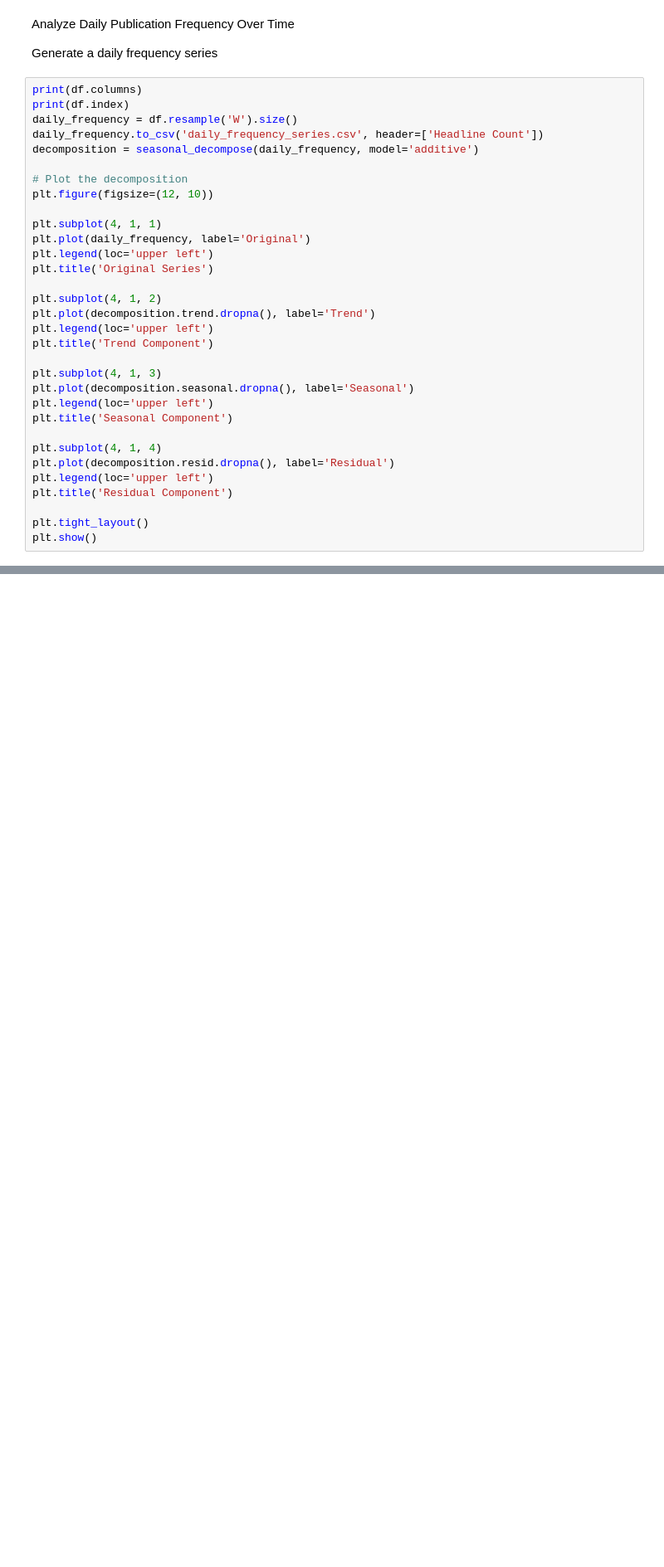
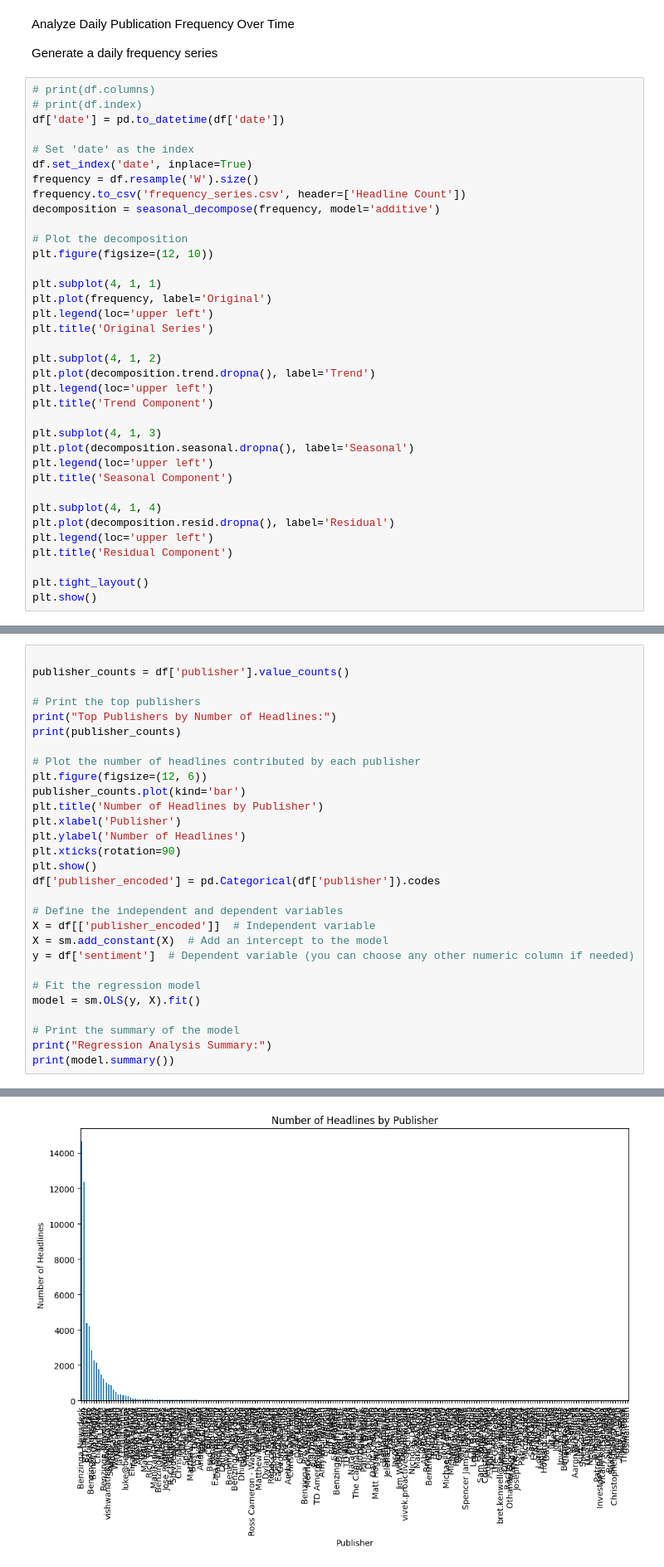
Before and after one commit to Ethel-Star/W1.FinNews-StockPrice-Integration, a Jupyter notebook: notebooks/EDA_Financial_Headlines.ipynb, the cells around one changed output, grey strips where cells are left out. Shown at 83% size. Saved outputs shown, nothing was run; the diff lists cells and outputs as text; blank space fills up the shorter version.

```diff
--- a/notebooks/EDA_Financial_Headlines.ipynb
+++ b/notebooks/EDA_Financial_Headlines.ipynb
@@ -359,17 +364,21 @@ Analyze Daily Publication Frequency Over Time
 
 Generate a daily frequency series
 # %%
-print(df.columns)
-print(df.index)
-daily_frequency = df.resample('W').size()
-daily_frequency.to_csv('daily_frequency_series.csv', header=['Headline Count'])
-decomposition = seasonal_decompose(daily_frequency, model='additive')
+# print(df.columns)
+# print(df.index)
+df['date'] = pd.to_datetime(df['date'])
+
+# Set 'date' as the index
+df.set_index('date', inplace=True)
+frequency = df.resample('W').size()
+frequency.to_csv('frequency_series.csv', header=['Headline Count'])
+decomposition = seasonal_decompose(frequency, model='additive')
 
 # Plot the decomposition
 plt.figure(figsize=(12, 10))
 
 plt.subplot(4, 1, 1)
-plt.plot(daily_frequency, label='Original')
+plt.plot(frequency, label='Original')
 plt.legend(loc='upper left')
 plt.title('Original Series')
 
@@ -407,0 +418,30 @@ Given the large size of our daily dataset, managing it can be computationally ex
+# %%
+
+publisher_counts = df['publisher'].value_counts()
+
+# Print the top publishers
+print("Top Publishers by Number of Headlines:")
+print(publisher_counts)
+
+# Plot the number of headlines contributed by each publisher
+plt.figure(figsize=(12, 6))
+publisher_counts.plot(kind='bar')
+plt.title('Number of Headlines by Publisher')
+plt.xlabel('Publisher')
+plt.ylabel('Number of Headlines')
+plt.xticks(rotation=90)
+plt.show()
+df['publisher_encoded'] = pd.Categorical(df['publisher']).codes
+
+# Define the independent and dependent variables
+X = df[['publisher_encoded']]  # Independent variable
+X = sm.add_constant(X)  # Add an intercept to the model
+y = df['sentiment']  # Dependent variable (you can choose any other numeric column if needed)
+
+# Fit the regression model
+model = sm.OLS(y, X).fit()
+
+# Print the summary of the model
+print("Regression Analysis Summary:")
+print(model.summary())
+# %% [output]
@@ -407,0 +462 @@ Given the large size of our daily dataset, managing it can be computationally ex
+[figure, added]
```
Also changed, not shown: parts of 14 cells of this notebook, 1 other file.
